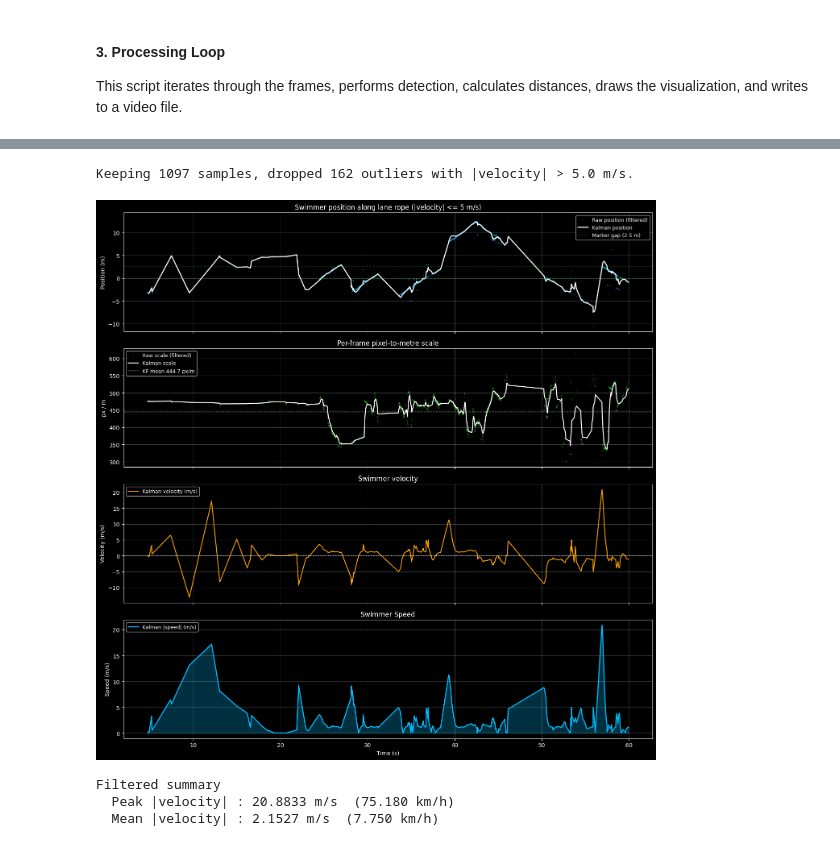
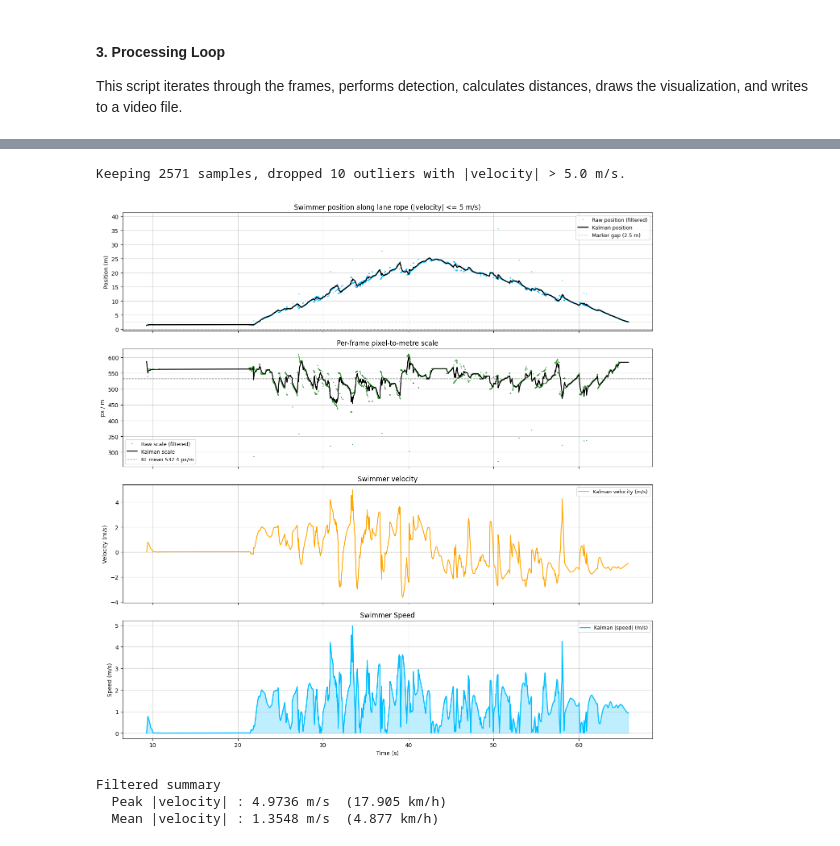
Before and after one commit to funtimezallaround/FYP, a Jupyter notebook: video_seq_processing_with_vitpose.ipynb, the cells around one changed output, grey strips where cells are left out. Saved outputs shown, nothing was run; the diff lists cells and outputs as text; code cells hidden in the pictures.

```diff
--- a/video_seq_processing_with_vitpose.ipynb
+++ b/video_seq_processing_with_vitpose.ipynb
@@ -21,14 +21,14 @@ Define your constants here. We will process 60 frames starting from a specific i
 # Configuration
 YOLO_MARKER_MODEL_PATH = "runs/detect/runs/detect/marker_detector/weights/best.pt"
 YOLO_PERSON_MODEL_PATH = "yolov8s.pt" # Standard person detection
-FRAMES_DIR = "frames/under/Bottom_Freestyle_P034_1/"
+FRAMES_DIR = "frames/under/Bottom_Freestyle_P035/"
 START_FRAME_IDX = 0
 NUM_FRAMES = -1  # Set to -1 to process all frames
 FPS = 60  # Frames per second for the output video
 
 MARKER_REAL_DIST_M = 2.5
 YOLO_CONF = 0.3 # down from à.è
-OUTPUT_VIDEO_PATH = "output/swimmer_tracking_demo_full_freestyle_p034_1.mp4"
+OUTPUT_VIDEO_PATH = "output/ego_motion_freestyle_p035.mp4"
 
 # Load Models
 marker_model = YOLO(YOLO_MARKER_MODEL_PATH)
@@ -1004,56 +571,56 @@ else:
     scale_kf_f = kalman_filter_scale(scales_raw_f, mode_seq_f)
     spd_kf_f = np.abs(vel_kf_f)
 
-    with plt.style.context("dark_background"):
+    with plt.style.context("default"):
         fig, axes = plt.subplots(4, 1, figsize=(14, 14), sharex=True)
 
         # [0] Position
-        axes[0].plot(times_f, pos_raw_f, ".", markersize=2, color="deepskyblue", alpha=0.30, label="Raw position (filtered)")
-        axes[0].plot(times_f, pos_kf_f, "-", linewidth=1.8, color="white", label="Kalman position")
-        axes[0].axhline(0, color="limegreen", linewidth=0.7, linestyle=":")
-        axes[0].axhline(MARKER_REAL_DIST_M, color="limegreen", linewidth=0.7, linestyle=":",
+        axes[0].plot(times_f, pos_raw_f, ".", markersize=2, color="deepskyblue", alpha=0.60, label="Raw position (filtered)")
+        axes[0].plot(times_f, pos_kf_f, "-", linewidth=1.8, color="black", label="Kalman position")
+        axes[0].axhline(0, color="forestgreen", linewidth=0.7, linestyle=":")
+        axes[0].axhline(MARKER_REAL_DIST_M, color="forestgreen", linewidth=0.7, linestyle=":",
                         label=f"Marker gap ({MARKER_REAL_DIST_M} m)")
         axes[0].set_ylabel("Position (m)")
         axes[0].set_title("Swimmer position along lane rope (|velocity| <= 5 m/s)")
         axes[0].legend(fontsize=9)
-        axes[0].grid(alpha=0.25)
+        axes[0].grid(alpha=0.6)
 
         # [1] Scale
-        axes[1].plot(times_f, scales_raw_f, ".", markersize=2, color="limegreen", alpha=0.30, label="Raw scale (filtered)")
-        axes[1].plot(times_f, scale_kf_f, "-", linewidth=1.6, color="white", label="Kalman scale")
-        axes[1].axhline(np.mean(scale_kf_f), color="white", linewidth=1.0, linestyle="--", alpha=0.7,
+        axes[1].plot(times_f, scales_raw_f, ".", markersize=2, color="forestgreen", alpha=0.60, label="Raw scale (filtered)")
+        axes[1].plot(times_f, scale_kf_f, "-", linewidth=1.6, color="black", label="Kalman scale")
+        axes[1].axhline(np.mean(scale_kf_f), color="black", linewidth=1.0, linestyle="--", alpha=0.7,
                         label=f"KF mean {np.mean(scale_kf_f):.1f} px/m")
         axes[1].set_ylabel("px / m")
         axes[1].set_title("Per-frame pixel-to-metre scale")
         axes[1].legend(fontsize=9)
-        axes[1].grid(alpha=0.25)
+        axes[1].grid(alpha=0.6)
 
         # [2] Velocity
         axes[2].plot(times_f, vel_kf_f, "-", linewidth=1.5, color="orange", label="Kalman velocity (m/s)")
-        axes[2].axhline(0, color="white", linewidth=0.8, linestyle=":")
+        axes[2].axhline(0, color="black", linewidth=0.8, linestyle=":")
         axes[2].set_ylabel("Velocity (m/s)")
         axes[2].set_title("Swimmer velocity")
         axes[2].legend(fontsize=9)
-        axes[2].grid(alpha=0.25)
+        axes[2].grid(alpha=0.6)
 
         # [3] Speed
         axes[3].fill_between(times_f, spd_kf_f, alpha=0.25, color="deepskyblue")
         axes[3].plot(times_f, spd_kf_f, "-", linewidth=1.8, color="deepskyblue", label="Kalman |speed| (m/s)")
         axes[3].set_ylabel("Speed (m/s)")
         axes[3].set_xlabel("Time (s)")
         axes[3].set_title("Swimmer Speed")
         axes[3].legend(fontsize=9)
-        axes[3].grid(alpha=0.25)
+        axes[3].grid(alpha=0.6)
 
         plt.tight_layout()
         plt.show()
 
     print("Filtered summary")
     print(f"  Peak |velocity| : {spd_kf_f.max():.4f} m/s  ({spd_kf_f.max() * 3.6:.3f} km/h)")
     print(f"  Mean |velocity| : {spd_kf_f.mean():.4f} m/s  ({spd_kf_f.mean() * 3.6:.3f} km/h)")
 # %% [output]
-Keeping 1097 samples, dropped 162 outliers with |velocity| > 5.0 m/s.
+Keeping 2571 samples, dropped 10 outliers with |velocity| > 5.0 m/s.
-[figure, old version]
+[figure, new version]
 Filtered summary
-  Peak |velocity| : 20.8833 m/s  (75.180 km/h)
-  Mean |velocity| : 2.1527 m/s  (7.750 km/h)
+  Peak |velocity| : 4.9736 m/s  (17.905 km/h)
+  Mean |velocity| : 1.3548 m/s  (4.877 km/h)
```
Also changed, not shown: parts of 9 cells of this notebook, 1 other file.
